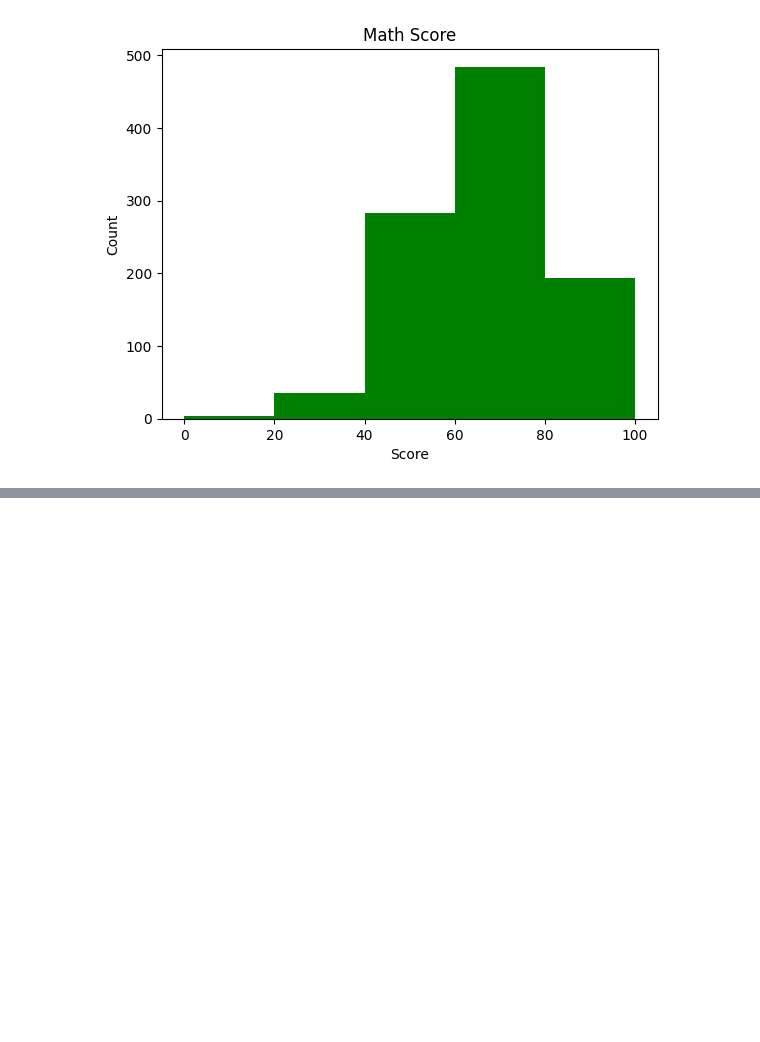
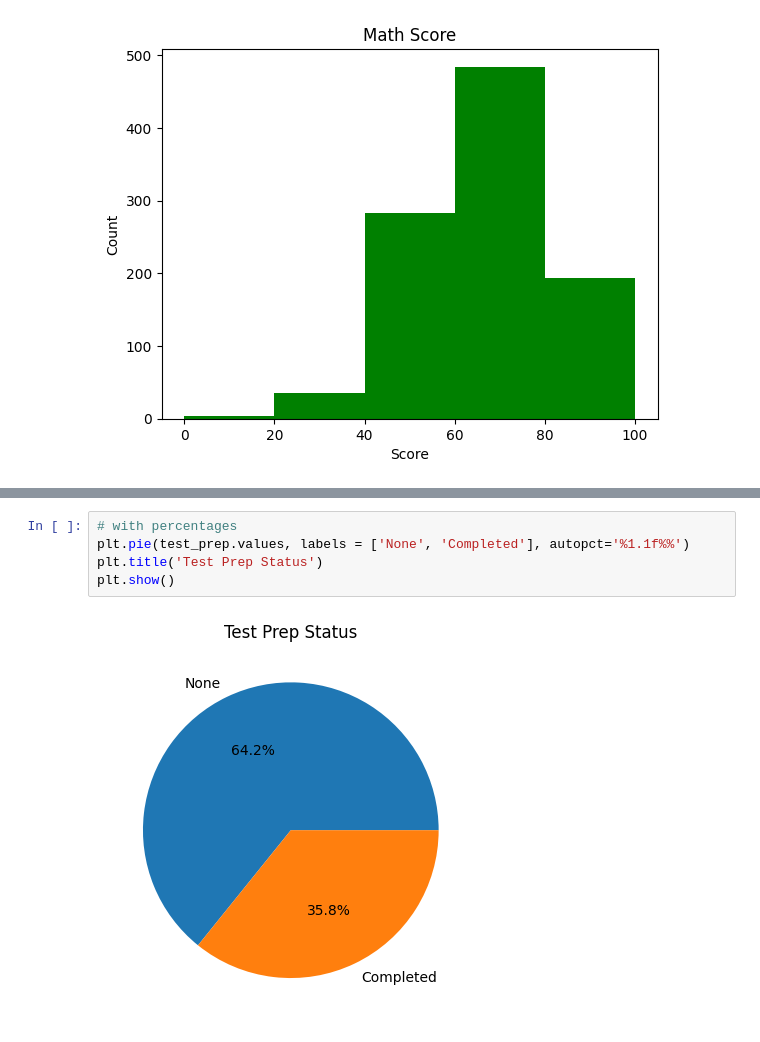
Before and after one commit to Nakib-Nasrullah/Research-Skill, a Jupyter notebook: 6_Matplotlib_and_Seaborn.ipynb, the cells around one changed output, grey strips where cells are left out. Cells and saved outputs as stored; diff of their text form; blank space fills up the shorter version.

```diff
--- a/6_Matplotlib_and_Seaborn.ipynb
+++ b/6_Matplotlib_and_Seaborn.ipynb
@@ -248,0 +258,7 @@ plt.show()
+# %%
+# with percentages
+plt.pie(test_prep.values, labels = ['None', 'Completed'], autopct='%1.1f%%')
+plt.title('Test Prep Status')
+plt.show()
+# %% [output]
+[figure, added]
```
Also changed, not shown: parts of 1 cell of this notebook.
